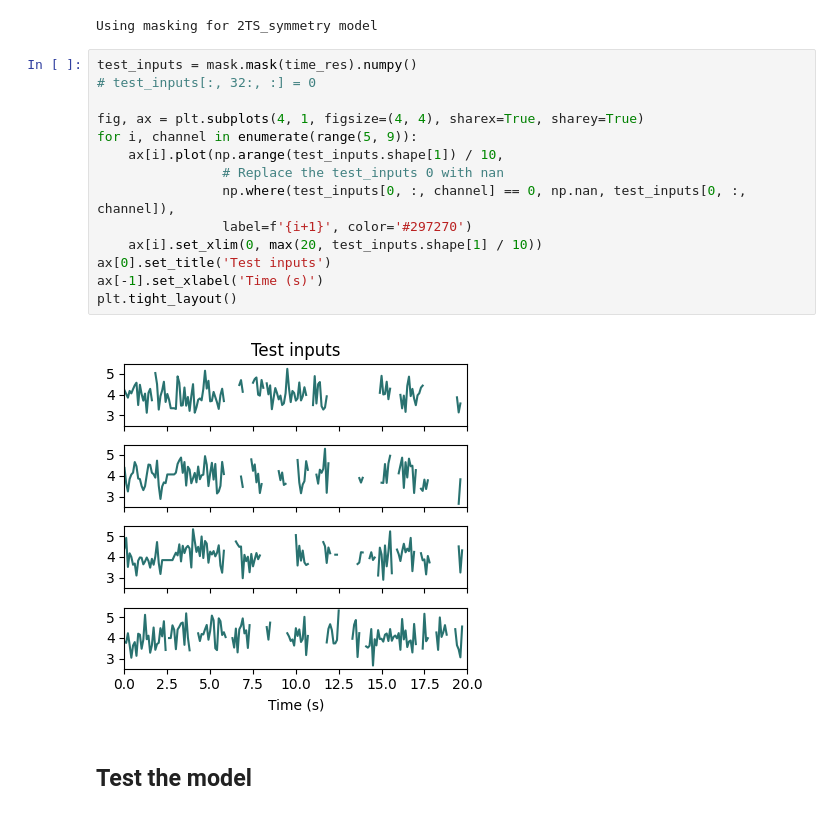
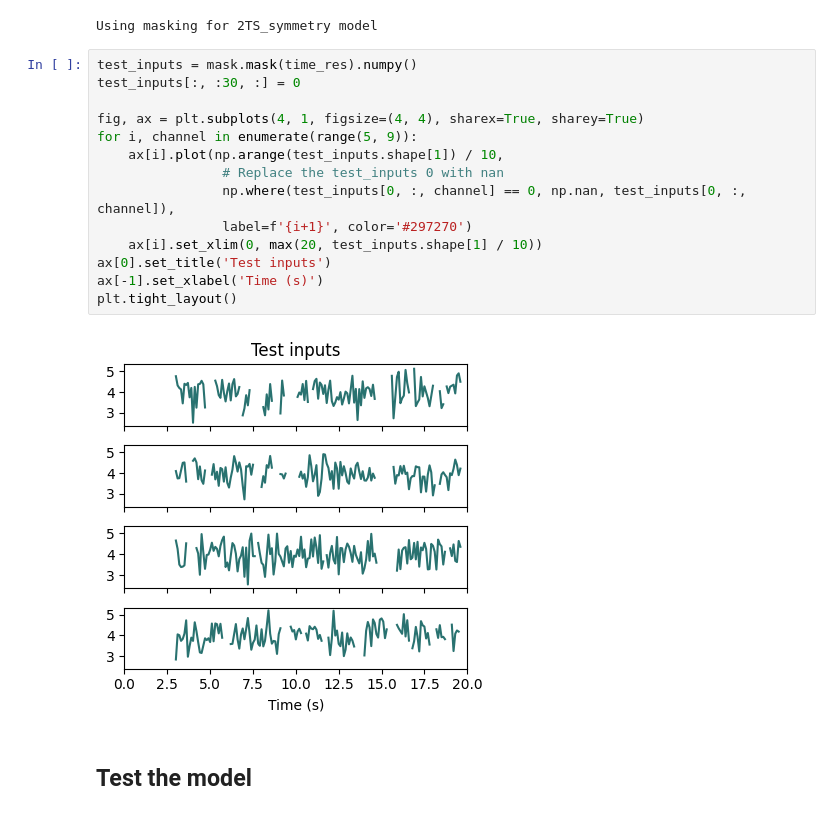
Before and after one commit to qrsyu/STCell, a Jupyter notebook: code/time_exp/test_model.ipynb, the cells around one changed output. Drawn from its saved outputs; the diff is of its cells as text.

```diff
--- a/code/time_exp/test_model.ipynb
+++ b/code/time_exp/test_model.ipynb
@@ -199,20 +199,20 @@ else:
 Using masking for 2TS_symmetry model
 # %%
 test_inputs = mask.mask(time_res).numpy()
-# test_inputs[:, 32:, :] = 0
+test_inputs[:, :30, :] = 0
 
 fig, ax = plt.subplots(4, 1, figsize=(4, 4), sharex=True, sharey=True)
 for i, channel in enumerate(range(5, 9)):
     ax[i].plot(np.arange(test_inputs.shape[1]) / 10,
                 # Replace the test_inputs 0 with nan
                 np.where(test_inputs[0, :, channel] == 0, np.nan, test_inputs[0, :, channel]),
                 label=f'{i+1}', color='#297270')
     ax[i].set_xlim(0, max(20, test_inputs.shape[1] / 10))
 ax[0].set_title('Test inputs')
 ax[-1].set_xlabel('Time (s)')
 plt.tight_layout()
 # %% [output]
-[figure, old version]
+[figure, new version]
 # %% [markdown]
 ## Test the model
 # %%
```
Also changed, not shown: parts of 3 cells of this notebook.
